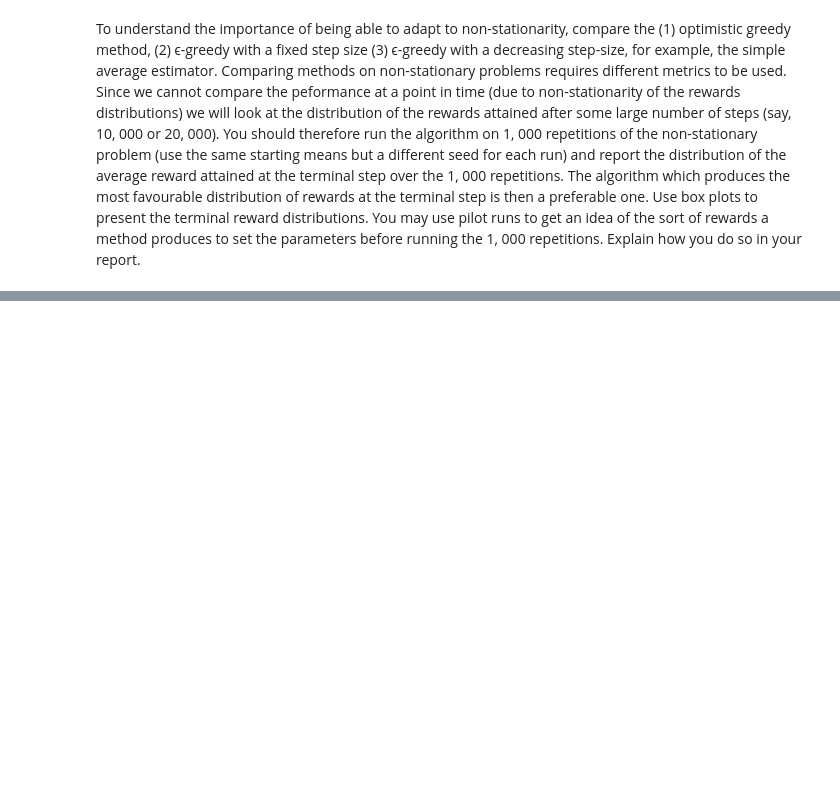
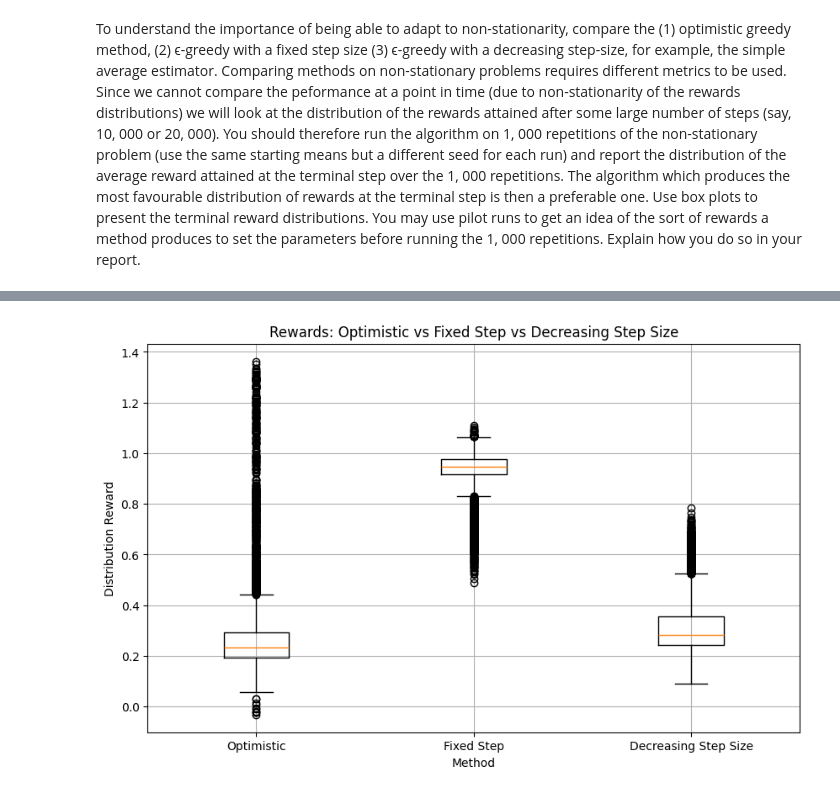
Before and after one commit to Mausoleoo/Multi-Armed-Bandit-Algorithm, a Jupyter notebook: Bandit Learning.ipynb, the cells around one changed output, grey strips where cells are left out. Saved outputs shown, nothing was run; the diff lists cells and outputs as text; code cells hidden in the pictures; blank space fills up the shorter version.

```diff
--- a/Bandit Learning.ipynb
+++ b/Bandit Learning.ipynb
@@ -451,0 +504,25 @@ To understand the importance of being able to adapt to non-stationarity, compare
+# %%
+experiments = 1000
+steps = 10000
+
+Rewards_Optimistic_Abrupt_Evaluation = np.zeros((experiments,steps))
+Rewards_EpsilonFixed_Abrupt_Evaluation = np.zeros((experiments, steps))
+Rewards_EpsilonDecrease_Abrupt_Evaluation = np.zeros((experiments, steps))
+
+for i in range(experiments):
+    Reward_list, time_avg = MultiArmedBandit(steps = steps, method = 'optimistic', Permute_Prob = 0.005)
+    Rewards_Optimistic_Abrupt_Evaluation[i] = Reward_list
+    Reward_list, time_avg = MultiArmedBandit(steps = steps, method = 'epsilon', Step = 0.1, Permute_Prob = 0.005)
+    Rewards_EpsilonFixed_Abrupt_Evaluation[i] = Reward_list
+    Reward_list, time_avg = MultiArmedBandit(steps = steps, method = 'epsilon', Step = None, Permute_Prob = 0.005)
+    Rewards_EpsilonDecrease_Abrupt_Evaluation[i] = Reward_list
+# %%
+plt.figure(figsize=(10, 6))
+plt.boxplot([np.mean(Rewards_Optimistic_Abrupt_Evaluation,axis = 0), np.mean(Rewards_EpsilonFixed_Abrupt_Evaluation, axis = 0), np.mean(Rewards_EpsilonDecrease_Abrupt_Evaluation, axis = 0)], labels=['Optimistic', 'Fixed Step', 'Decreasing Step Size'])
+plt.title('Rewards: Optimistic vs Fixed Step vs Decreasing Step Size')
+plt.ylabel('Distribution Reward')
+plt.xlabel('Method')
+plt.grid(True)
+plt.show()
+# %% [output]
+[figure, added]
```
Also changed, not shown: parts of 5 cells of this notebook.
